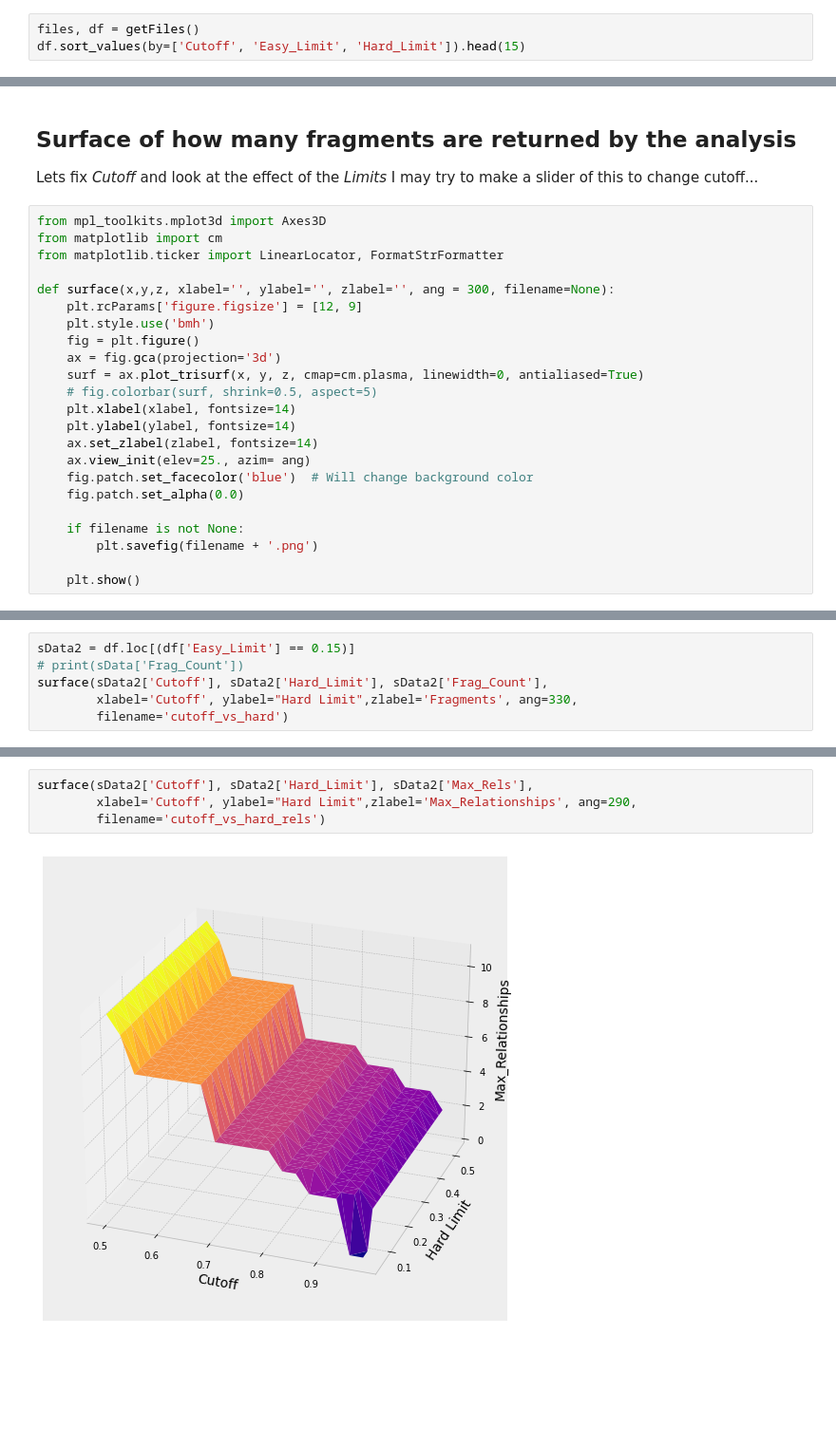
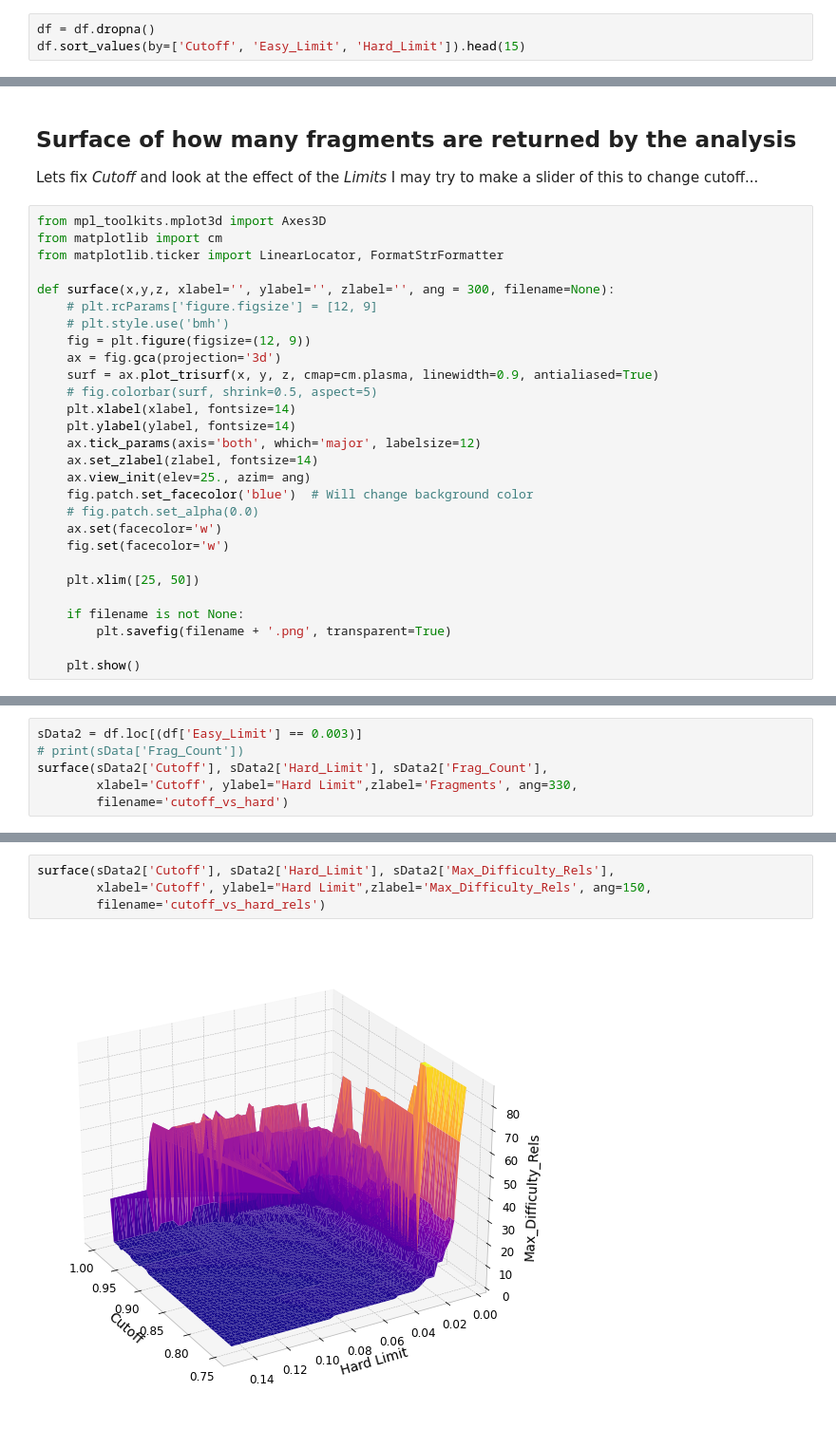
Before and after one commit to Dlux804/McQuade-Chem-ML, a Jupyter notebook: core/neo4j/fragment_sensitivity.ipynb, the cells around one changed output, grey strips where cells are left out. Shown at 95% size. Cells and saved outputs as stored; diff of their text form; blank space fills up the shorter version.

Commit message:
Ran lots of analyses.  Notebook updated with graphs for paper.

```diff
--- a/core/neo4j/fragment_sensitivity.ipynb
+++ b/core/neo4j/fragment_sensitivity.ipynb
@@ -154,5 +180,5 @@ def getFiles():
 # %%
-files, df = getFiles()
+df = df.dropna()
 df.sort_values(by=['Cutoff', 'Easy_Limit', 'Hard_Limit']).head(15)
 # %% [output]
 |  | Data | Cutoff | Easy_Limit | Hard_Limit | Frag_Count | Max_Difficulty | Max_Difficulty_Rels | Max_Rels | ... |
@@ -310,21 +348,26 @@ from matplotlib import cm
 from matplotlib.ticker import LinearLocator, FormatStrFormatter
 
 def surface(x,y,z, xlabel='', ylabel='', zlabel='', ang = 300, filename=None):
-    plt.rcParams['figure.figsize'] = [12, 9]
-    plt.style.use('bmh')
-    fig = plt.figure()
+    # plt.rcParams['figure.figsize'] = [12, 9]
+    # plt.style.use('bmh')
+    fig = plt.figure(figsize=(12, 9))
     ax = fig.gca(projection='3d')
-    surf = ax.plot_trisurf(x, y, z, cmap=cm.plasma, linewidth=0, antialiased=True)
+    surf = ax.plot_trisurf(x, y, z, cmap=cm.plasma, linewidth=0.9, antialiased=True)
     # fig.colorbar(surf, shrink=0.5, aspect=5)
     plt.xlabel(xlabel, fontsize=14)
     plt.ylabel(ylabel, fontsize=14)
+    ax.tick_params(axis='both', which='major', labelsize=12)
     ax.set_zlabel(zlabel, fontsize=14)
     ax.view_init(elev=25., azim= ang)
     fig.patch.set_facecolor('blue')  # Will change background color
-    fig.patch.set_alpha(0.0)
+    # fig.patch.set_alpha(0.0)
+    ax.set(facecolor='w')
+    fig.set(facecolor='w')
+
+    plt.xlim([25, 50])
 
     if filename is not None:
-        plt.savefig(filename + '.png')
+        plt.savefig(filename + '.png', transparent=True)
 
     plt.show()
 # %%
@@ -339,5 +382,5 @@ surface(sData['Easy_Limit'], sData['Hard_Limit'], sData['Frag_Count'],
 # %%
-sData2 = df.loc[(df['Easy_Limit'] == 0.15)]
+sData2 = df.loc[(df['Easy_Limit'] == 0.003)]
 # print(sData['Frag_Count'])
 surface(sData2['Cutoff'], sData2['Hard_Limit'], sData2['Frag_Count'],
         xlabel='Cutoff', ylabel="Hard Limit",zlabel='Fragments', ang=330,
@@ -353,6 +435,6 @@ surface(sData2['Cutoff'], sData2['Hard_Limit'], sData2['Max_Difficulty'],
 # %%
-surface(sData2['Cutoff'], sData2['Hard_Limit'], sData2['Max_Rels'],
-        xlabel='Cutoff', ylabel="Hard Limit",zlabel='Max_Relationships', ang=290,
+surface(sData2['Cutoff'], sData2['Hard_Limit'], sData2['Max_Difficulty_Rels'],
+        xlabel='Cutoff', ylabel="Hard Limit",zlabel='Max_Difficulty_Rels', ang=150,
         filename='cutoff_vs_hard_rels')
 # %% [output]
-[figure, old version]
+[figure, new version]
```
Also changed, not shown: parts of 17 cells of this notebook, 3 other files.
